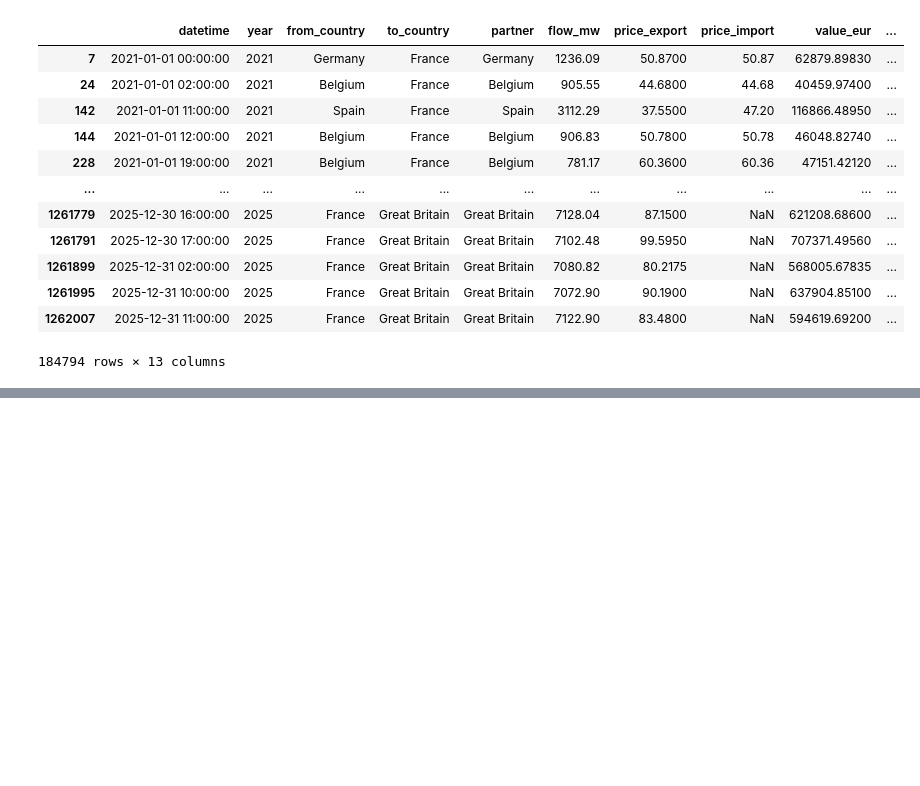
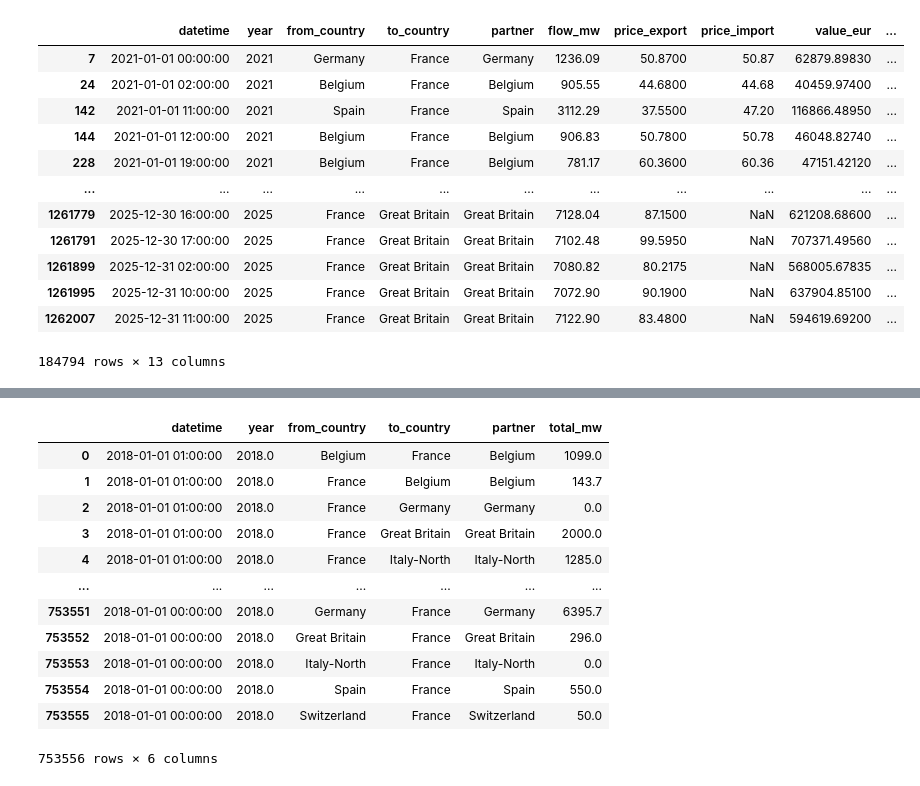
Before and after one commit to Fanny46/Economics-of-Energy-Markets, a Jupyter notebook: notebook.ipynb, the cells around one changed output, grey strips where cells are left out. Drawn from its saved outputs; the diff is of its cells as text; code cells hidden in the pictures; blank space fills up the shorter version.

```diff
--- a/notebook.ipynb
+++ b/notebook.ipynb
@@ -158,0 +297,16 @@ fig.show()
+# %%
+truc
+# %% [output]
+|  | datetime | year | from_country | to_country | partner | total_mw |
+| 0 | 2018-01-01 01:00:00 | 2018.0 | Belgium | France | Belgium | 1099.0 |
+| 1 | 2018-01-01 01:00:00 | 2018.0 | France | Belgium | Belgium | 143.7 |
+| 2 | 2018-01-01 01:00:00 | 2018.0 | France | Germany | Germany | 0.0 |
+| 3 | 2018-01-01 01:00:00 | 2018.0 | France | Great Britain | Great Britain | 2000.0 |
+| 4 | 2018-01-01 01:00:00 | 2018.0 | France | Italy-North | Italy-North | 1285.0 |
+| ... | ... | ... | ... | ... | ... | ... |
+| 753551 | 2018-01-01 00:00:00 | 2018.0 | Germany | France | Germany | 6395.7 |
+| 753552 | 2018-01-01 00:00:00 | 2018.0 | Great Britain | France | Great Britain | 296.0 |
+| 753553 | 2018-01-01 00:00:00 | 2018.0 | Italy-North | France | Italy-North | 0.0 |
+| 753554 | 2018-01-01 00:00:00 | 2018.0 | Spain | France | Spain | 550.0 |
+| 753555 | 2018-01-01 00:00:00 | 2018.0 | Switzerland | France | Switzerland | 50.0 |
+753556 rows × 6 columns
```
Also changed, not shown: parts of 16 cells of this notebook.
